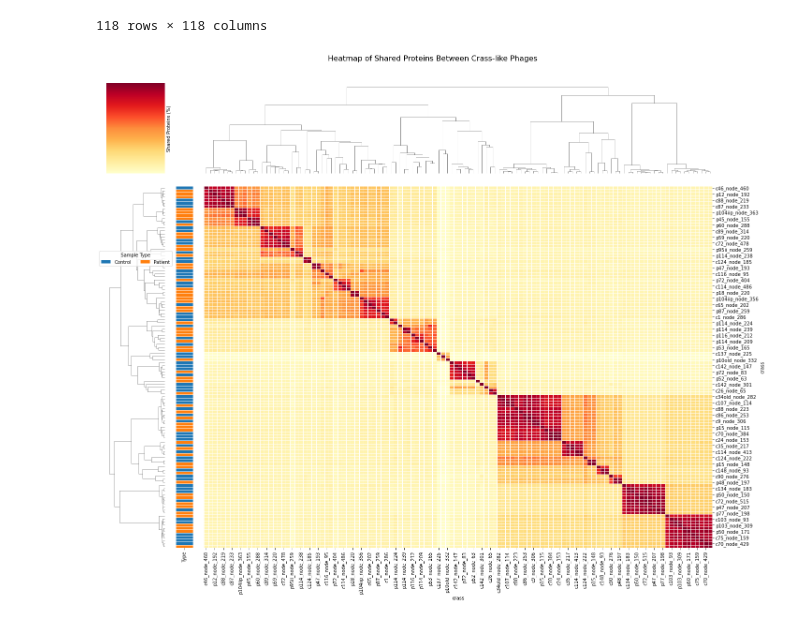
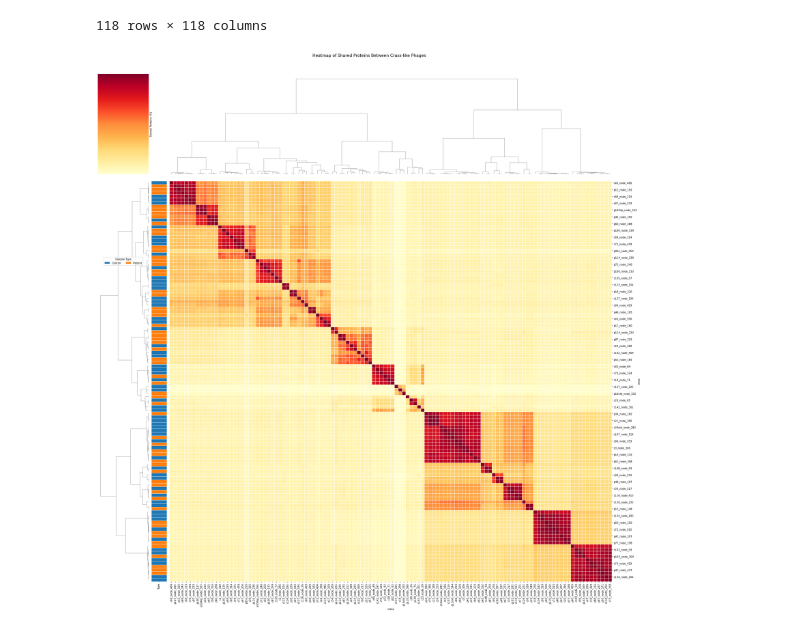
Before and after one commit to icemduru/Parkinson_Disease_Gut_Microbiota_Phage_Plasmid_Diversity_ML, a Jupyter notebook: Data_Visualizations/Crass-like_phages_percent_heatmap.ipynb, the cells around one changed output. Saved outputs shown, nothing was run; the diff lists cells and outputs as text; code cells hidden in the pictures.

Commit message:
change method to ward for clustering

```diff
--- a/Data_Visualizations/Crass-like_phages_percent_heatmap.ipynb
+++ b/Data_Visualizations/Crass-like_phages_percent_heatmap.ipynb
@@ -140,40 +128,38 @@ linkage = hierarchy.linkage(distance.pdist(result_df), method='ward')
 # %%
-import pandas as pd
-import numpy as np
-import seaborn as sns
-import matplotlib.pyplot as plt
-
+result_df = result_df.astype(float)
 # Create a new dataframe for the sample type
 sample_type = pd.DataFrame(index=result_df.index)
 sample_type['Type'] = ['Control' if name.startswith('c') else 'Patient' for name in result_df.index]
 
 # Create a color palette for the sample types
-colors = {'Control': '#1f77b4', 'Patient': '#ff7f0e'}
+colors = {'Control': '#1f77b4', 'Patient': '#f was initially converted into a binary count matrix where the percentage of shared ortholof7f0e'}
 
-# Create the clustered heatmap with the additional color bar
+# Create the clustered heatmap with the additional color bar, with ward method
 g = sns.clustermap(result_df,
                    cmap="YlOrRd",
                    annot=False,
                    linewidths=0.5,
                    row_cluster=True,
                    col_cluster=True,
                    cbar_kws={'label': 'Shared Proteins (%)'},
                    dendrogram_ratio=(.1, .2),
-                   figsize=(20, 16),
-                   row_colors=sample_type['Type'].map(colors))
+                   figsize=(30, 30),
+                   row_colors=sample_type['Type'].map(colors),
+                   method='ward')
 
 # Customize the plot
 plt.suptitle("Heatmap of Shared Proteins Between Crass-like Phages", fontsize=16, y=1.02)
 plt.xticks([])
 plt.yticks([])
 
 # Add a legend for the sample types
 for label in colors:
     g.ax_row_dendrogram.bar(0, 0, color=colors[label], label=label, linewidth=0)
 g.ax_row_dendrogram.legend(title='Sample Type', loc="center", ncol=2, bbox_to_anchor=(0.5, 0.8))
 
 plt.tight_layout()
 plt.show()
+g.savefig("heatmap_huge.pdf")
 # %% [output]
-[figure, old version]
+[figure, new version]
 # %%
```
Also changed, not shown: parts of 10 cells of this notebook.
